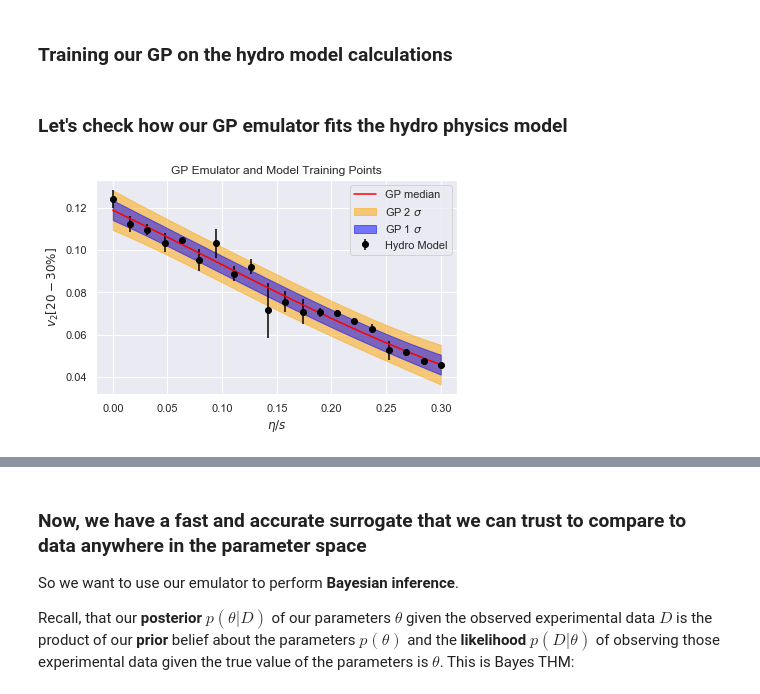
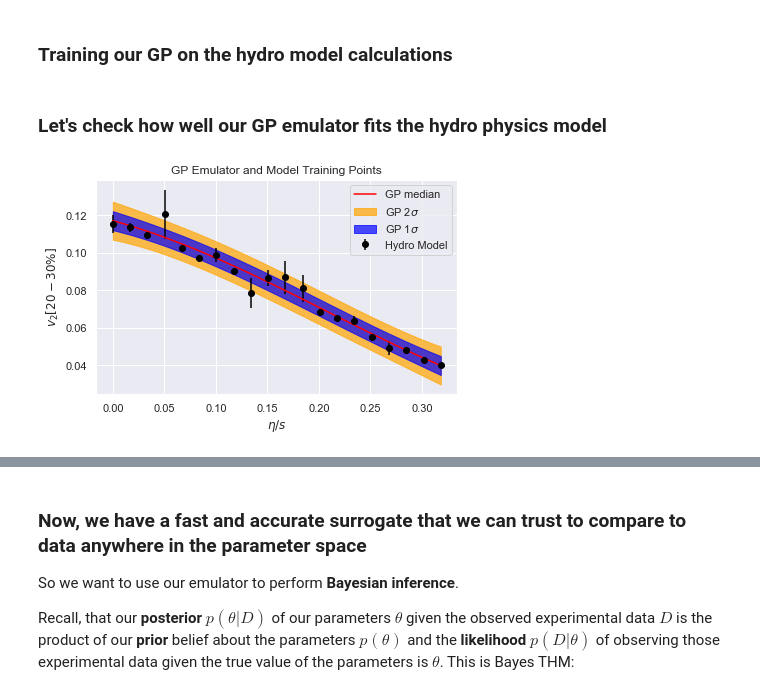
Before and after one commit to derekeverett/simple_bayes_with_GP, a Jupyter notebook: Infer_Shear_Viscosity_from_Flow.ipynb, the cells around one changed output, grey strips where cells are left out. Drawn from its saved outputs; the diff is of its cells as text; code cells hidden in the pictures.

```diff
--- a/Infer_Shear_Viscosity_from_Flow.ipynb
+++ b/Infer_Shear_Viscosity_from_Flow.ipynb
@@ -26,14 +63,18 @@ import corner
 #Our linear model for hydrodynamic response
 #note output in some centrality bin, for example 20-30%
 
-#noise level controls statistical scatter in our physics model
+#noise level controls statistical scatter in our physics model $\epsilon$
 noise = 0.1 #amount of statistical scatter in our training calculations
 
-#this function will play the role of a realistic event-by-event hydrodynamic model
+
 def lin_hydro_model(eta_over_s, intercept = 0.12, slope = -0.25, noise = 0.05):
+    """This function will play the role of a
+    realistic event-by-event hydrodynamic model. Here it is a linear model
+    with an additional random noise error."""
+
     y = intercept + slope * (eta_over_s) # the mean model prediction
-    dy = noise * y * np.random.normal() #the model stat error
-    y += dy # add the model stat. error to the model mean
+    dy = noise * y * np.random.normal() #the sampled model statistical error
+    y += dy #add the model stat. error to the model mean
     y = np.max([0., y]) #suppose our measurement definition is positive definite
     return y, dy
 
@@ -47,8 +91,10 @@ We will first train our Gaussian Process by running our physics simulation on a
 # %%
 n_design_pts = 20 # this sets the number of design points where we will run our hydro model
-eta_over_s_min = 0. # this defines a minmum value for eta/s
-eta_over_s_max = 0.3 # this defines a maximum value for eta/s
+eta_over_s_min = 0. # this defines a minimum value for eta/s
+eta_over_s_max = 4. / (4. * np.pi) # this defines a maximum value for eta/s
 
+#this chooses our sample to be a regular grid, which is an efficient sampling in one dimension
+#it is reshaped into a 2D array so that we can readily use it with scikit-learn
 model_X = np.linspace(eta_over_s_min, eta_over_s_max, n_design_pts).reshape(-1,1)
 
 #these are the v_2 outputs of our hydro model, assuming that the model has finite statistical error
@@ -117,37 +163,39 @@ my_gp = GPR(kernel=my_kernel,
          n_restarts_optimizer=nrestarts,
          ).fit(model_X, scaled_model_y)
 # %%
-#Convenient to define a function that handles the scaling and
-#interpolation together, returning our prediction in the ordinary observable space
-#rather than the scaled observable space
-#This map is what we call our 'emulator'
 def emu_predict(eta_over_s):
+    """This function handles the scaling and GP interpolation together,
+    returning our prediction in the ordinary observable space
+    rather than the scaled observable space
+    This map is what we call our 'emulator'. """
     X = eta_over_s.reshape(-1, 1)
     scaled_y, scaled_dy = my_gp.predict(X, return_std=True)
     y = scaler.inverse_transform(scaled_y).reshape(len(eta_over_s))
     dy = scaled_dy * scaler.scale_
     return y, dy
 # %% [markdown]
-### Let's check how our GP emulator fits the hydro physics model
+### Let's check how well our GP emulator fits the hydro physics model
 # %%
 #make a regular grid to plot our Emulator predictions
 n_plot_pts = 100
 gp_X_plot = np.linspace(eta_over_s_min, eta_over_s_max, n_plot_pts)
 
+#get the GP Emulator's predictions of both the mean and std. deviation
 gp_y, gp_dy = emu_predict(gp_X_plot)
 
 plt.plot(gp_X_plot, gp_y, color='red', label='GP median')
 plt.fill_between(gp_X_plot, y1 = gp_y - 2.*gp_dy, y2 = gp_y + 2.*gp_dy,
-                 interpolate=True, alpha=0.5, label=r'GP 2 $\sigma$', color='orange')
+                 interpolate=True, alpha=0.7, label=r'GP 2$\sigma$', color='orange')
 plt.fill_between(gp_X_plot, y1 = gp_y - gp_dy, y2 = gp_y + gp_dy,
-                 interpolate=True, alpha=0.5, label=r'GP 1 $\sigma$', color='blue')
+                 interpolate=True, alpha=0.7, label=r'GP 1$\sigma$', color='blue')
 plt.errorbar(model_X, model_y, model_dy, fmt='o', c='black', label='Hydro Model')
 
 plt.xlabel(r'$\eta/s$')
 plt.ylabel(r'$v_2 [ 20-30\%]$')
 plt.title('GP Emulator and Model Training Points')
 plt.legend()
 plt.tight_layout(True)
+plt.savefig('GP.png',dpi=400)
 plt.show()
 # %% [output]
-[figure, old version]
+[figure, new version]
```
Also changed, not shown: parts of 32 cells of this notebook.
